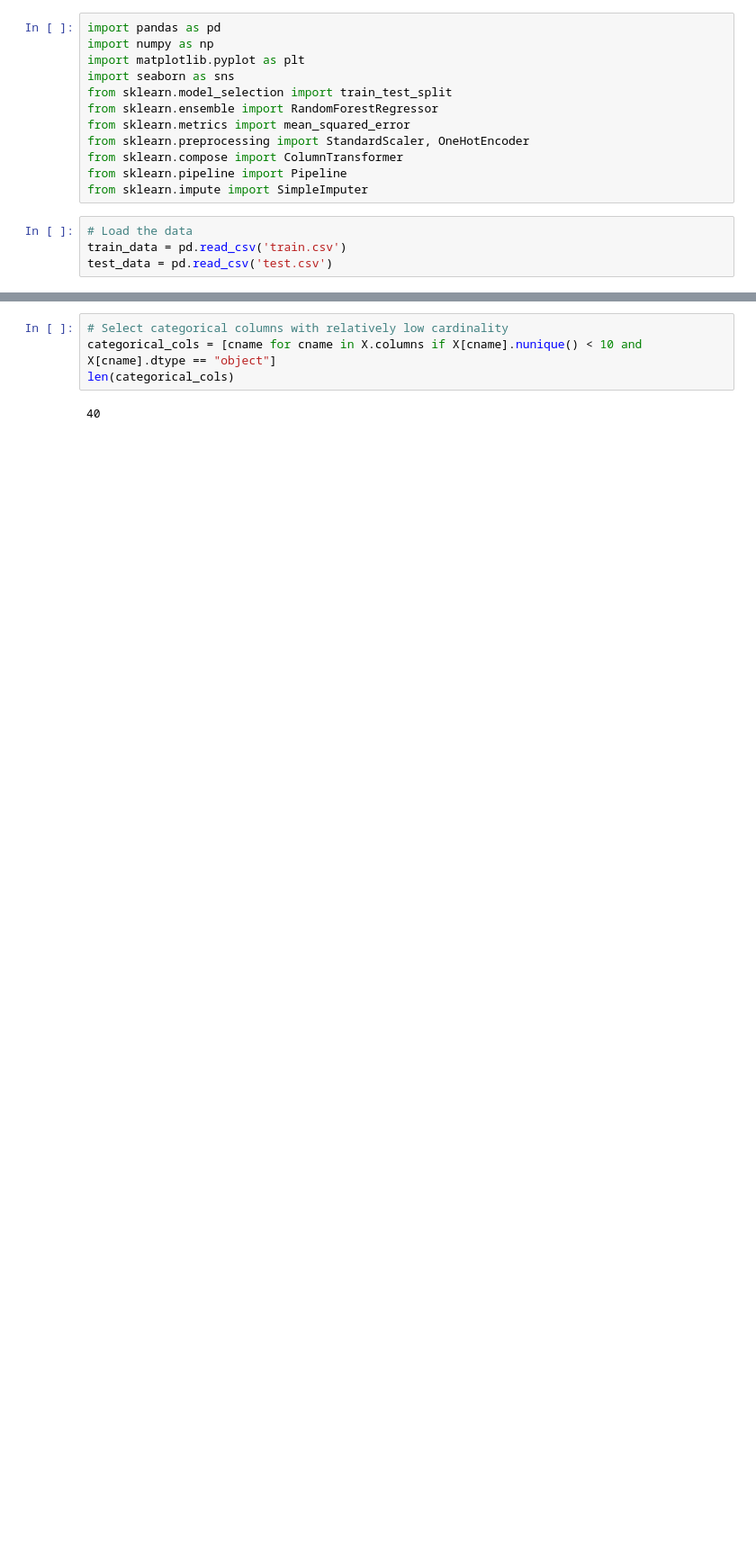
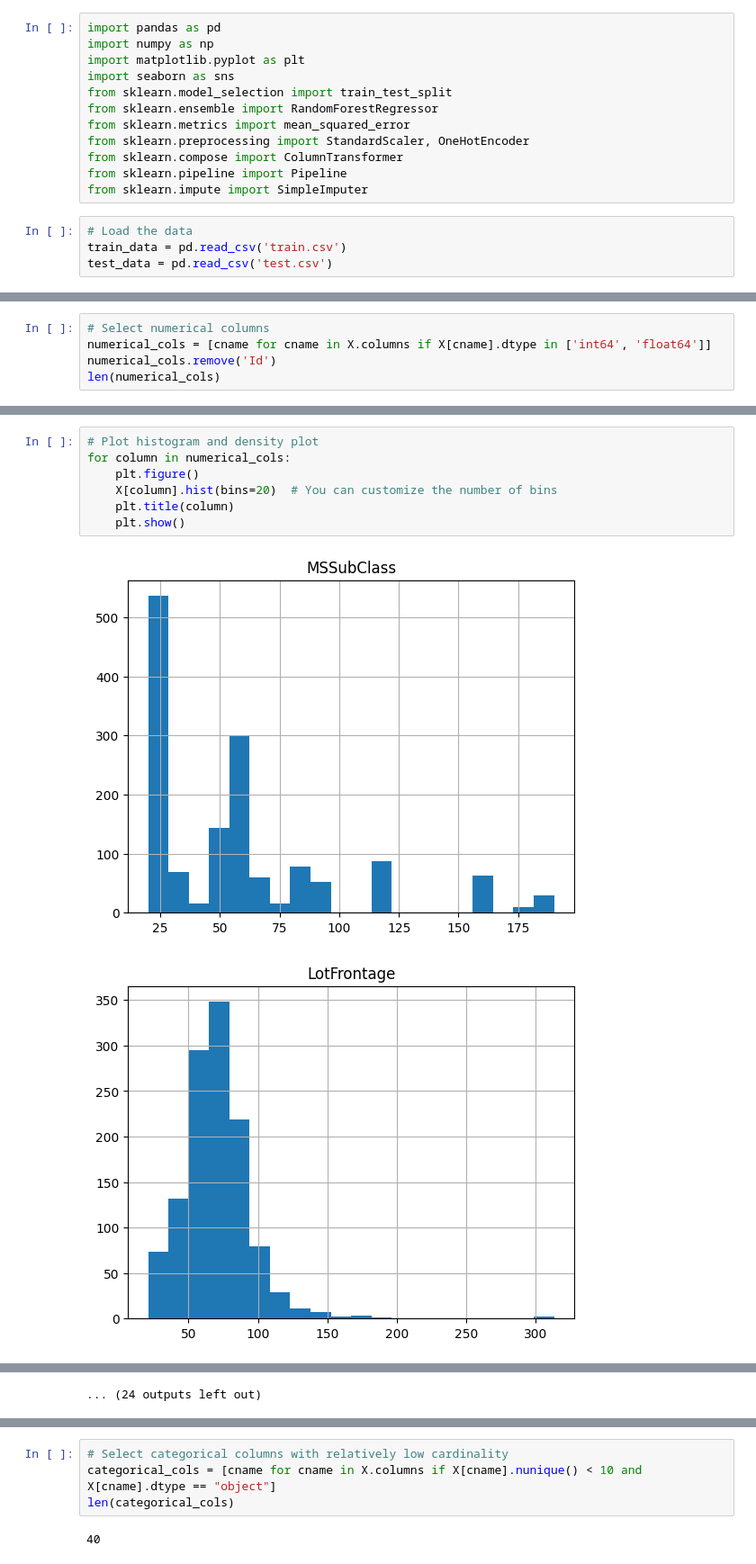
Before and after one commit to MissoumYoucef/Kaggle_Competition, a Jupyter notebook: House_prices_competition.ipynb, the cells around one changed output, grey strips where cells are left out. Shown at 90% size. Saved outputs shown, nothing was run; the diff lists cells and outputs as text; blank space fills up the shorter version.

```diff
--- a/House_prices_competition.ipynb
+++ b/House_prices_competition.ipynb
@@ -37,0 +24,5 @@ plt.title("Histogram and Density Plot")
+# %%
+# Select numerical columns
+numerical_cols = [cname for cname in X.columns if X[cname].dtype in ['int64', 'float64']]
+numerical_cols.remove('Id')
+len(numerical_cols)
@@ -37,0 +31,10 @@ plt.title("Histogram and Density Plot")
+# %%
+# Plot histogram and density plot
+for column in numerical_cols:
+    plt.figure()
+    X[column].hist(bins=20)  # You can customize the number of bins
+    plt.title(column)
+    plt.show()
+# %% [output]
+[figure, added]
+[figure, added]
@@ -37,0 +51 @@ plt.title("Histogram and Density Plot")
+... (24 outputs left out)
```
Also changed, not shown: parts of 32 cells of this notebook.
